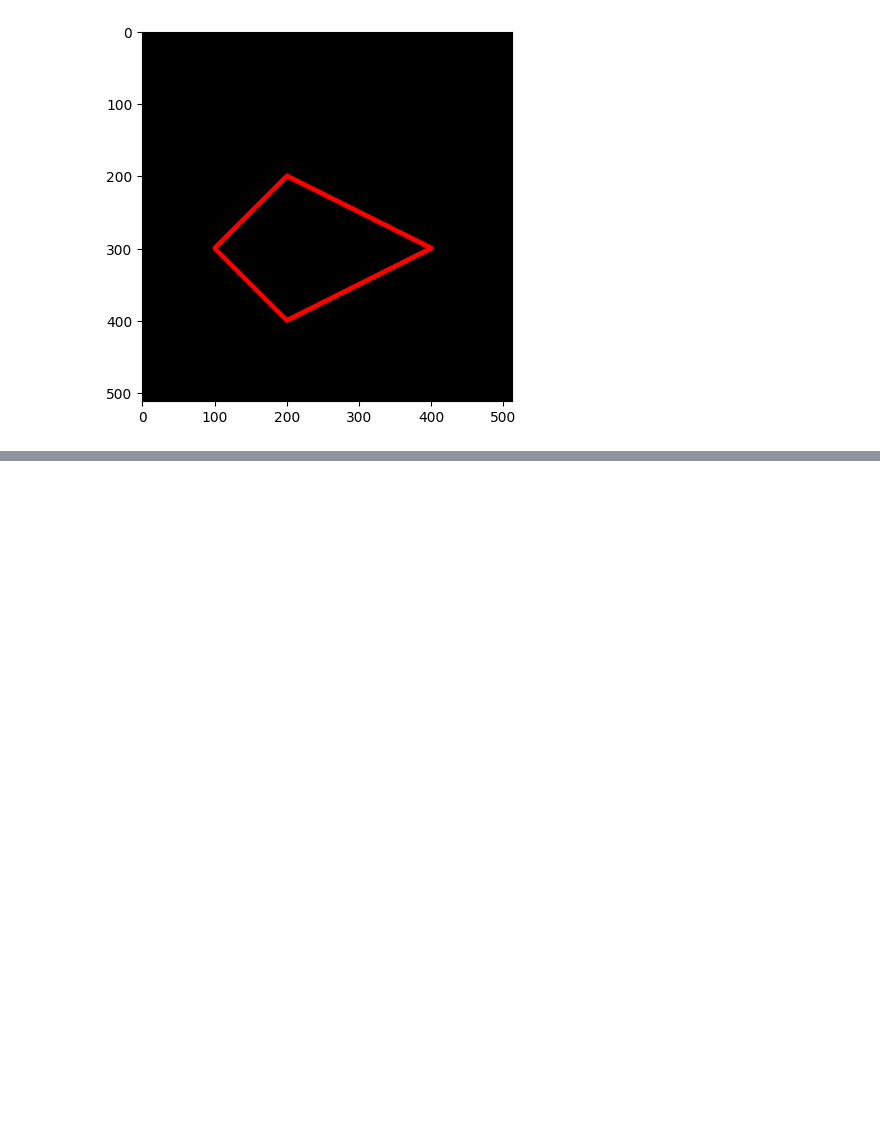
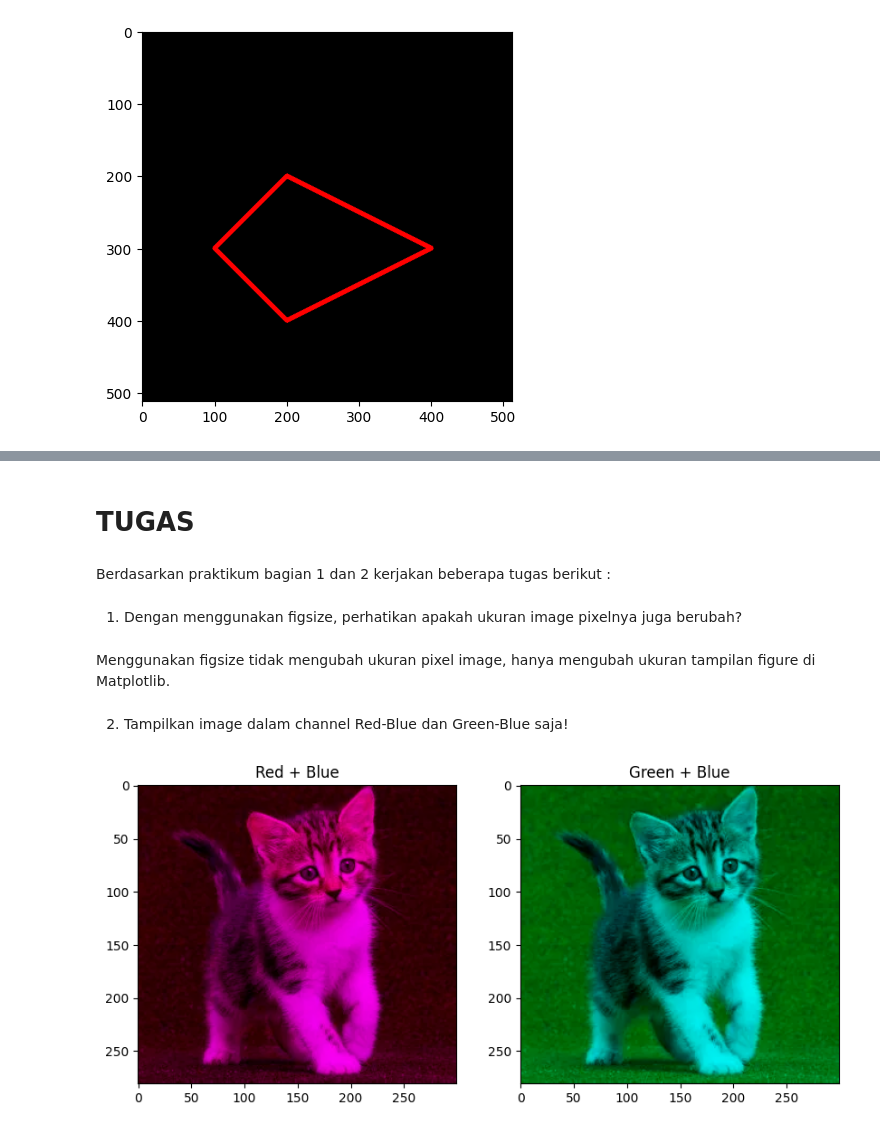
Before and after one commit to febriansyahadin/PCVK_Ganjil_2025, a Jupyter notebook: Week2.ipynb, the cells around one changed output, grey strips where cells are left out. Drawn from its saved outputs; the diff is of its cells as text; code cells hidden in the pictures; blank space fills up the shorter version.

```diff
--- a/Week2.ipynb
+++ b/Week2.ipynb
@@ -143,0 +170,45 @@ plt.imshow(black_img2)
+# %% [markdown]
+# TUGAS
+# %% [markdown]
+Berdasarkan praktikum bagian 1 dan 2 kerjakan beberapa tugas berikut :
+# %% [markdown]
+1. Dengan menggunakan figsize, perhatikan apakah ukuran image pixelnya juga
+berubah?
+# %% [markdown]
+Menggunakan figsize tidak mengubah ukuran pixel image, hanya mengubah ukuran tampilan figure di Matplotlib.
+# %% [markdown]
+2. Tampilkan image dalam channel Red-Blue dan Green-Blue saja!
+# %%
+import matplotlib.pyplot as plt
+import matplotlib.image as mpimg
+import numpy as np
+
+# Baca gambar (format RGB)
+img = mpimg.imread("/content/drive/MyDrive/PCVK/Image/kucing1.webp")
+
+# Pisahkan channel
+R = img[:,:,0]
+G = img[:,:,1]
+B = img[:,:,2]
+
+# Buat salinan untuk kombinasi
+RB = img.copy()
+RB[:,:,1] = 0   # matikan channel Green
+
+GB = img.copy()
+GB[:,:,0] = 0   # matikan channel Red
+
+# Tampilkan
+plt.figure(figsize=(10,5))
+
+plt.subplot(1,2,1)
+plt.imshow(RB)
+plt.title("Red + Blue")
+
+plt.subplot(1,2,2)
+plt.imshow(GB)
+plt.title("Green + Blue")
+
+plt.show()
+# %% [output]
+[figure, added]
```
Also changed, not shown: parts of 22 cells of this notebook.
